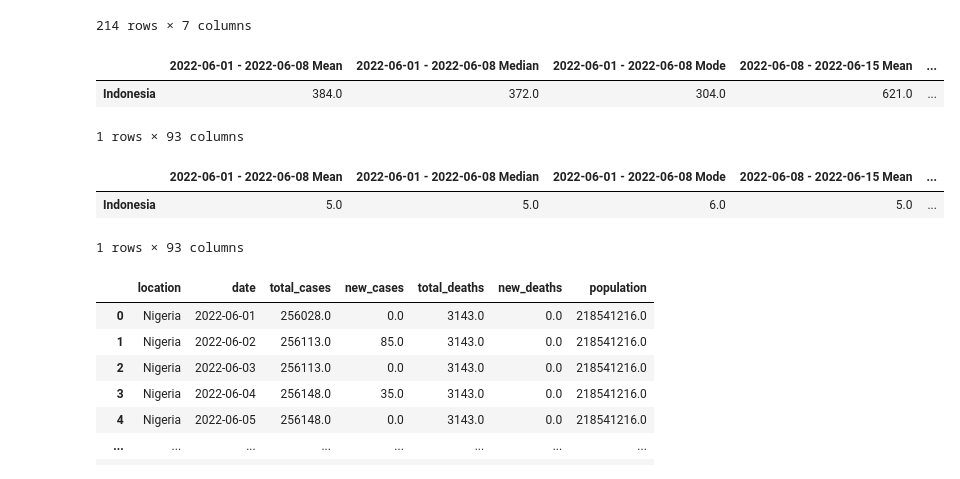
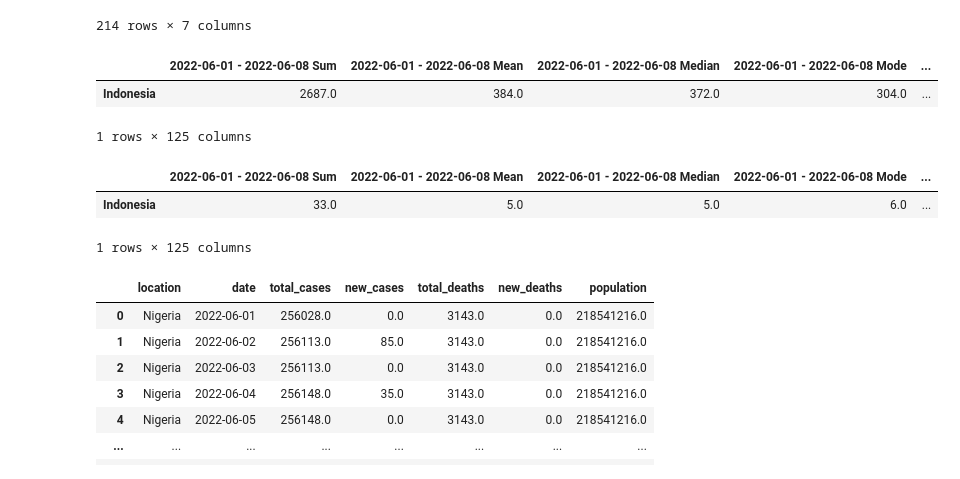
Before and after one commit to lajolico/405-project, a Jupyter notebook: Stage II/Team_work/country_comparison.ipynb, the cells around one changed output. Drawn from its saved outputs; the diff is of its cells as text; code cells hidden in the pictures.

```diff
--- a/Stage II/Team_work/country_comparison.ipynb
+++ b/Stage II/Team_work/country_comparison.ipynb
@@ -76,0 +72,31 @@ Cases:
+# %%
+deaths = pd.read_csv("data/covid_deaths_usafacts.csv")
+
+deaths = deaths.drop(deaths.iloc[:, 4 : 864], axis=1)
+deaths = deaths.drop(deaths.iloc[:, 219 : 235], axis=1)
+
+# Calculating the difference to get the new death cases
+for i in range (5, len(deaths.columns)):
+    diff = deaths[deaths.columns[i]] - deaths[deaths.columns[i - 1]]
+    deaths[f'new_deaths {deaths.columns[i]}'] = diff
+
+deaths = deaths.drop(deaths.iloc[:, 4:219], axis= 1)
+temp = {}
+j = ((len(deaths.columns) - 4) % 7) - 1
+
+length = len(deaths.columns) - 3
+for i in range(4, len(deaths.columns), 7):
+    if (length) < (i + 7) :
+        deaths[f'{deaths.columns[i]} - {deaths.columns[i + j]} Sum'] = deaths[deaths.columns[i:i + j]].sum(axis=1)
+        deaths[f'{deaths.columns[i]} - {deaths.columns[i + j]} Mean'] = deaths[deaths.columns[i:i + j]].mean(axis=1).round()
+        deaths[f'{deaths.columns[i]} - {deaths.columns[i + j]} Median'] = deaths[deaths.columns[i:i + j]].median(axis=1).round()
+        deaths[f'{deaths.columns[i]} - {deaths.columns[i + j]} Mode'] = deaths[deaths.columns[i:i + j]].mode(axis=1)[0]
+    else:
+        deaths[f'{deaths.columns[i]} - {deaths.columns[i + 7]} Sum'] = deaths[deaths.columns[i:i + 7]].sum(axis=1)
+        deaths[f'{deaths.columns[i]} - {deaths.columns[i + 7]} Mean'] = deaths[deaths.columns[i:i + 7]].mean(axis=1).round()
+        deaths[f'{deaths.columns[i]} - {deaths.columns[i + 7]} Median'] = deaths[deaths.columns[i:i + 7]].median(axis=1).round()
+        deaths[f'{deaths.columns[i]} - {deaths.columns[i + 7]} Mode'] = deaths[deaths.columns[i:i + 7]].mode(axis=1)[0]
+
+
+deaths.columns = deaths.columns.str.replace('new_deaths ', '')
+deaths
@@ -184,15 +290,19 @@ temp = {}
 for i in range(0, len(pakistan_df.date), 7):
     if (i + 7) > len(pakistan_df.date):
         j = len(pakistan_df.date) - i -1
+        temp[f'{pakistan_df.date[i]} - {pakistan_df.date[i + j]} Sum'] = (pakistan_df.new_cases[i:i + j]).sum()
         temp[f'{pakistan_df.date[i]} - {pakistan_df.date[i + j]} Mean'] = (pakistan_df.new_cases[i:i + j]).mean().round()
         temp[f'{pakistan_df.date[i]} - {pakistan_df.date[i + j]} Median'] = (pakistan_df.new_cases[i:i + j]).median().round()
         temp[f'{pakistan_df.date[i]} - {pakistan_df.date[i + j]} Mode'] = (pakistan_df.new_cases[i:i + j]).mode()[0]
     else:
+        temp[f'{pakistan_df.date[i]} - {pakistan_df.date[i + 7]} Sum'] = (pakistan_df.new_cases[i:i + 7]).sum()
         temp[f'{pakistan_df.date[i]} - {pakistan_df.date[i+7]} Mean'] = (pakistan_df.new_cases[i:i+7]).mean().round()
         temp[f'{pakistan_df.date[i]} - {pakistan_df.date[i + 7]} Median'] = (pakistan_df.new_cases[i:i + 7]).median().round()
         temp[f'{pakistan_df.date[i]} - {pakistan_df.date[i + 7]} Mode'] = (pakistan_df.new_cases[i:i + 7]).mode()[0]
 
 
 pakistan_df_confirmed = pd.DataFrame(temp, index = ['Pakistan'])
+pakistan_df_confirmed['population'] = pakistan_df.population[0]
+
 pakistan_df_confirmed
 # %% [output]
@@ -205,15 +315,18 @@ temp = {}
 for i in range(0, len(pakistan_df.date), 7):
     if (i + 7) > len(pakistan_df.date):
         j = len(pakistan_df.date) - i -1
+        temp[f'{pakistan_df.date[i]} - {pakistan_df.date[i + j]} Sum'] = (pakistan_df.new_deaths[i:i + j]).sum()
         temp[f'{pakistan_df.date[i]} - {pakistan_df.date[i + j]} Mean'] = (pakistan_df.new_deaths[i:i + j]).mean().round()
         temp[f'{pakistan_df.date[i]} - {pakistan_df.date[i + j]} Median'] = (pakistan_df.new_deaths[i:i + j]).median().round()
         temp[f'{pakistan_df.date[i]} - {pakistan_df.date[i + j]} Mode'] = (pakistan_df.new_deaths[i:i + j]).mode()[0]
     else:
+        temp[f'{pakistan_df.date[i]} - {pakistan_df.date[i + 7]} Sum'] = (pakistan_df.new_deaths[i:i + 7]).sum()
         temp[f'{pakistan_df.date[i]} - {pakistan_df.date[i+7]} Mean'] = (pakistan_df.new_deaths[i:i+7]).mean().round()
         temp[f'{pakistan_df.date[i]} - {pakistan_df.date[i + 7]} Median'] = (pakistan_df.new_deaths[i:i + 7]).median().round()
         temp[f'{pakistan_df.date[i]} - {pakistan_df.date[i + 7]} Mode'] = (pakistan_df.new_deaths[i:i + 7]).mode()[0]
 
 
 pakistan_df_deaths = pd.DataFrame(temp, index = ['Pakistan'])
+pakistan_df_deaths['population'] = pakistan_df.population[0]
 pakistan_df_deaths
 # %% [output]
@@ -241,34 +354,39 @@ indonesia_df
 # %%
 # Indonesia new cases weekly mean - median - mode
 temp = {}
 for i in range(0, len(indonesia_df.date), 7):
     if (i + 7) > len(indonesia_df.date):
         j = len(indonesia_df.date) - i -1
+        temp[f'{indonesia_df.date[i]} - {indonesia_df.date[i + j]} Sum'] = (indonesia_df.new_cases[i:i + j]).sum()
         temp[f'{indonesia_df.date[i]} - {indonesia_df.date[i + j]} Mean'] = (indonesia_df.new_cases[i:i + j]).mean().round()
         temp[f'{indonesia_df.date[i]} - {indonesia_df.date[i + j]} Median'] = (indonesia_df.new_cases[i:i + j]).median().round()
         temp[f'{indonesia_df.date[i]} - {indonesia_df.date[i + j]} Mode'] = (indonesia_df.new_cases[i:i + j]).mode()[0]
     else:
+        temp[f'{indonesia_df.date[i]} - {indonesia_df.date[i + 7]} Sum'] = (indonesia_df.new_cases[i:i + 7]).sum()
         temp[f'{indonesia_df.date[i]} - {indonesia_df.date[i+7]} Mean'] = (indonesia_df.new_cases[i:i+7]).mean().round()
         temp[f'{indonesia_df.date[i]} - {indonesia_df.date[i + 7]} Median'] = (indonesia_df.new_cases[i:i + 7]).median().round()
         temp[f'{indonesia_df.date[i]} - {indonesia_df.date[i + 7]} Mode'] = (indonesia_df.new_cases[i:i + 7]).mode()[0]
 
 
 indonesia_df_confirmed = pd.DataFrame(temp, index = ['Indonesia'])
+indonesia_df_confirmed['population'] = indonesia_df.population[0]
 indonesia_df_confirmed
 # %% [output]
-|  | 2022-06-01 - 2022-06-08 Mean | 2022-06-01 - 2022-06-08 Median | 2022-06-01 - 2022-06-08 Mode | 2022-06-08 - 2022-06-15 Mean | ... |
-| Indonesia | 384.0 | 372.0 | 304.0 | 621.0 | ... |
+|  | 2022-06-01 - 2022-06-08 Sum | 2022-06-01 - 2022-06-08 Mean | 2022-06-01 - 2022-06-08 Median | 2022-06-01 - 2022-06-08 Mode | ... |
+| Indonesia | 2687.0 | 384.0 | 372.0 | 304.0 | ... |
-1 rows × 93 columns
+1 rows × 125 columns
 # %%
 # Indonesia new deaths weekly mean - median - mode
 temp = {}
 for i in range(0, len(indonesia_df.date), 7):
     if (i + 7) > len(indonesia_df.date):
         j = len(indonesia_df.date) - i -1
+        temp[f'{indonesia_df.date[i]} - {indonesia_df.date[i + j]} Sum'] = (indonesia_df.new_deaths[i:i + j]).sum()
         temp[f'{indonesia_df.date[i]} - {indonesia_df.date[i + j]} Mean'] = (indonesia_df.new_deaths[i:i + j]).mean().round()
         temp[f'{indonesia_df.date[i]} - {indonesia_df.date[i + j]} Median'] = (indonesia_df.new_deaths[i:i + j]).median().round()
         temp[f'{indonesia_df.date[i]} - {indonesia_df.date[i + j]} Mode'] = (indonesia_df.new_deaths[i:i + j]).mode()[0]
     else:
+        temp[f'{indonesia_df.date[i]} - {indonesia_df.date[i + 7]} Sum'] = (indonesia_df.new_deaths[i:i + 7]).sum()
         temp[f'{indonesia_df.date[i]} - {indonesia_df.date[i+7]} Mean'] = (indonesia_df.new_deaths[i:i+7]).mean().round()
         temp[f'{indonesia_df.date[i]} - {indonesia_df.date[i + 7]} Median'] = (indonesia_df.new_deaths[i:i + 7]).median().round()
         temp[f'{indonesia_df.date[i]} - {indonesia_df.date[i + 7]} Mode'] = (indonesia_df.new_deaths[i:i + 7]).mode()[0]
@@ -276,11 +394,12 @@ for i in range(0, len(indonesia_df.date), 7):
 
 
 indonesia_df_deaths = pd.DataFrame(temp, index = ['Indonesia'])
+indonesia_df_deaths['population'] = indonesia_df.population[0]
 indonesia_df_deaths
 # %% [output]
-|  | 2022-06-01 - 2022-06-08 Mean | 2022-06-01 - 2022-06-08 Median | 2022-06-01 - 2022-06-08 Mode | 2022-06-08 - 2022-06-15 Mean | ... |
-| Indonesia | 5.0 | 5.0 | 6.0 | 5.0 | ... |
+|  | 2022-06-01 - 2022-06-08 Sum | 2022-06-01 - 2022-06-08 Mean | 2022-06-01 - 2022-06-08 Median | 2022-06-01 - 2022-06-08 Mode | ... |
+| Indonesia | 33.0 | 5.0 | 5.0 | 6.0 | ... |
-1 rows × 93 columns
+1 rows × 125 columns
 # %%
 nigeria_df = world_df[world_df['location'].str.contains('Nigeria')].reset_index().drop(['index'], axis = 1)
 
```
Also changed, not shown: parts of 29 cells of this notebook, 3 other files.
